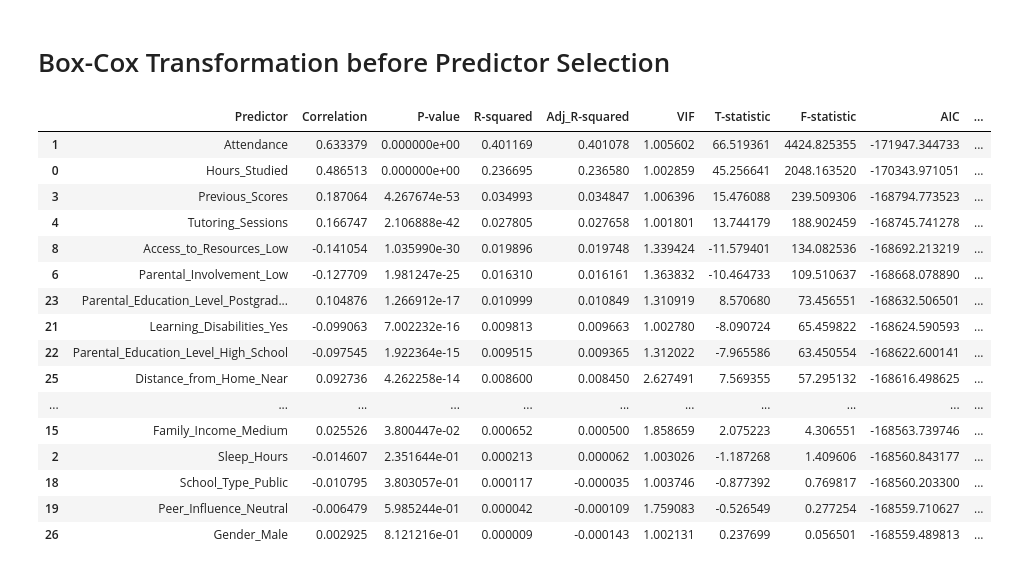
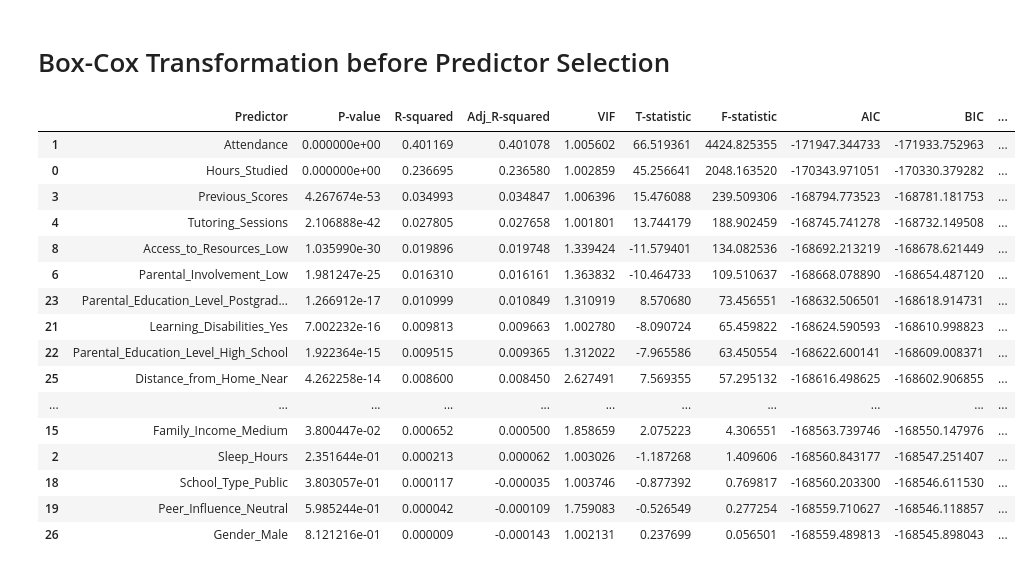
Before and after one commit to cztm/linear-regression, a Jupyter notebook: MLR_Analysis.ipynb, the cells around one changed output. Saved outputs shown, nothing was run; the diff lists cells and outputs as text; code cells hidden in the pictures.

```diff
--- a/MLR_Analysis.ipynb
+++ b/MLR_Analysis.ipynb
@@ -693,11 +854,11 @@ scaler = StandardScaler()
 X_scaled = scaler.fit_transform(X)
 
 results = pd.DataFrame(columns=[
-    'Predictor', 'Correlation', 'P-value', 'R-squared', 'Adj_R-squared',
+    'Predictor', 'P-value', 'R-squared', 'Adj_R-squared',
     'VIF', 'T-statistic', 'F-statistic', 'AIC', 'BIC',
-    'ANOVA_Type1_F', 'ANOVA_Type1_P',
-    'ANOVA_Type2_F', 'ANOVA_Type2_P',
-    'ANOVA_Type3_F', 'ANOVA_Type3_P'
+    'ANOVA_T1_SumSq', 'ANOVA_T1_F', 'ANOVA_T1_P',
+    'ANOVA_T2_SumSq', 'ANOVA_T2_F', 'ANOVA_T2_P',
+    'ANOVA_T3_SumSq', 'ANOVA_T3_F', 'ANOVA_T3_P'
 ])
 
 for i, predictor in enumerate(X.columns):
@@ -721,55 +882,60 @@ for i, predictor in enumerate(X.columns):
 
     anova_type1 = sm.stats.anova_lm(model_anova, typ=1)
     anova_type1_f = anova_type1['F'].iloc[0]
     anova_type1_p = anova_type1['PR(>F)'].iloc[0]
+    anova_type1_sumsq = anova_type1['sum_sq'].iloc[0]
 
     anova_type2 = sm.stats.anova_lm(model_anova, typ=2)
     anova_type2_f = anova_type2['F'].iloc[0]
     anova_type2_p = anova_type2['PR(>F)'].iloc[0]
+    anova_type2_sumsq = anova_type2['sum_sq'].iloc[0]
 
     anova_type3 = sm.stats.anova_lm(model_anova, typ=3)
     anova_type3_f = anova_type3['F'].iloc[0]
     anova_type3_p = anova_type3['PR(>F)'].iloc[0]
+    anova_type3_sumsq = anova_type3['sum_sq'].iloc[0]
 
     current_results = pd.DataFrame({
         'Predictor': [predictor],
-        'Correlation': [correlation],
         'P-value': [p_value],
         'R-squared': [rsq],
         'Adj_R-squared': [adj_rsq],
         'VIF': [vif],
         'T-statistic': [t_statistic],
         'F-statistic': [f_statistic],
         'AIC': [aic],
         'BIC': [bic],
-        'ANOVA_Type1_F': [anova_type1_f],
-        'ANOVA_Type1_P': [anova_type1_p],
-        'ANOVA_Type2_F': [anova_type2_f],
-        'ANOVA_Type2_P': [anova_type2_p],
-        'ANOVA_Type3_F': [anova_type3_f],
-        'ANOVA_Type3_P': [anova_type3_p]
+        'ANOVA_T1_SumSq': [anova_type1_sumsq],
+        'ANOVA_T1_F': [anova_type1_f],
+        'ANOVA_T1_P': [anova_type1_p],
+        'ANOVA_T2_SumSq': [anova_type2_sumsq],
+        'ANOVA_T2_F': [anova_type2_f],
+        'ANOVA_T2_P': [anova_type2_p],
+        'ANOVA_T3_SumSq': [anova_type3_sumsq],
+        'ANOVA_T3_F': [anova_type3_f],
+        'ANOVA_T3_P': [anova_type3_p]
     })
 
     current_results = current_results.dropna(how='all', axis=1)
     results = pd.concat([results, current_results], ignore_index=True)
 
-results_sorted = results.sort_values(by='Adj_R-squared', ascending=False)
+results_sorted = results.sort_values(by='ANOVA_T2_SumSq', ascending=False)
 results_sorted
 # %% [output]
-|  | Predictor | Correlation | P-value | R-squared | Adj_R-squared | VIF | T-statistic | F-statistic | AIC | ... |
-| 1 | Attendance | 0.633379 | 0.000000e+00 | 0.401169 | 0.401078 | 1.005602 | 66.519361 | 4424.825355 | -171947.344733 | ... |
-| 0 | Hours_Studied | 0.486513 | 0.000000e+00 | 0.236695 | 0.236580 | 1.002859 | 45.256641 | 2048.163520 | -170343.971051 | ... |
-| 3 | Previous_Scores | 0.187064 | 4.267674e-53 | 0.034993 | 0.034847 | 1.006396 | 15.476088 | 239.509306 | -168794.773523 | ... |
-| 4 | Tutoring_Sessions | 0.166747 | 2.106888e-42 | 0.027805 | 0.027658 | 1.001801 | 13.744179 | 188.902459 | -168745.741278 | ... |
-| 8 | Access_to_Resources_Low | -0.141054 | 1.035990e-30 | 0.019896 | 0.019748 | 1.339424 | -11.579401 | 134.082536 | -168692.213219 | ... |
-| 6 | Parental_Involvement_Low | -0.127709 | 1.981247e-25 | 0.016310 | 0.016161 | 1.363832 | -10.464733 | 109.510637 | -168668.078890 | ... |
-| 23 | Parental_Education_Level_Postgrad... | 0.104876 | 1.266912e-17 | 0.010999 | 0.010849 | 1.310919 | 8.570680 | 73.456551 | -168632.506501 | ... |
-| 21 | Learning_Disabilities_Yes | -0.099063 | 7.002232e-16 | 0.009813 | 0.009663 | 1.002780 | -8.090724 | 65.459822 | -168624.590593 | ... |
-| 22 | Parental_Education_Level_High_School | -0.097545 | 1.922364e-15 | 0.009515 | 0.009365 | 1.312022 | -7.965586 | 63.450554 | -168622.600141 | ... |
-| 25 | Distance_from_Home_Near | 0.092736 | 4.262258e-14 | 0.008600 | 0.008450 | 2.627491 | 7.569355 | 57.295132 | -168616.498625 | ... |
+|  | Predictor | P-value | R-squared | Adj_R-squared | VIF | T-statistic | F-statistic | AIC | BIC | ... |
+| 1 | Attendance | 0.000000e+00 | 0.401169 | 0.401078 | 1.005602 | 66.519361 | 4424.825355 | -171947.344733 | -171933.752963 | ... |
+| 0 | Hours_Studied | 0.000000e+00 | 0.236695 | 0.236580 | 1.002859 | 45.256641 | 2048.163520 | -170343.971051 | -170330.379282 | ... |
+| 3 | Previous_Scores | 4.267674e-53 | 0.034993 | 0.034847 | 1.006396 | 15.476088 | 239.509306 | -168794.773523 | -168781.181753 | ... |
+| 4 | Tutoring_Sessions | 2.106888e-42 | 0.027805 | 0.027658 | 1.001801 | 13.744179 | 188.902459 | -168745.741278 | -168732.149508 | ... |
+| 8 | Access_to_Resources_Low | 1.035990e-30 | 0.019896 | 0.019748 | 1.339424 | -11.579401 | 134.082536 | -168692.213219 | -168678.621449 | ... |
+| 6 | Parental_Involvement_Low | 1.981247e-25 | 0.016310 | 0.016161 | 1.363832 | -10.464733 | 109.510637 | -168668.078890 | -168654.487120 | ... |
+| 23 | Parental_Education_Level_Postgrad... | 1.266912e-17 | 0.010999 | 0.010849 | 1.310919 | 8.570680 | 73.456551 | -168632.506501 | -168618.914731 | ... |
+| 21 | Learning_Disabilities_Yes | 7.002232e-16 | 0.009813 | 0.009663 | 1.002780 | -8.090724 | 65.459822 | -168624.590593 | -168610.998823 | ... |
+| 22 | Parental_Education_Level_High_School | 1.922364e-15 | 0.009515 | 0.009365 | 1.312022 | -7.965586 | 63.450554 | -168622.600141 | -168609.008371 | ... |
+| 25 | Distance_from_Home_Near | 4.262258e-14 | 0.008600 | 0.008450 | 2.627491 | 7.569355 | 57.295132 | -168616.498625 | -168602.906855 | ... |
 | ... | ... | ... | ... | ... | ... | ... | ... | ... | ... | ... |
-| 15 | Family_Income_Medium | 0.025526 | 3.800447e-02 | 0.000652 | 0.000500 | 1.858659 | 2.075223 | 4.306551 | -168563.739746 | ... |
-| 2 | Sleep_Hours | -0.014607 | 2.351644e-01 | 0.000213 | 0.000062 | 1.003026 | -1.187268 | 1.409606 | -168560.843177 | ... |
-| 18 | School_Type_Public | -0.010795 | 3.803057e-01 | 0.000117 | -0.000035 | 1.003746 | -0.877392 | 0.769817 | -168560.203300 | ... |
-| 19 | Peer_Influence_Neutral | -0.006479 | 5.985244e-01 | 0.000042 | -0.000109 | 1.759083 | -0.526549 | 0.277254 | -168559.710627 | ... |
-| 26 | Gender_Male | 0.002925 | 8.121216e-01 | 0.000009 | -0.000143 | 1.002131 | 0.237699 | 0.056501 | -168559.489813 | ... |
+| 15 | Family_Income_Medium | 3.800447e-02 | 0.000652 | 0.000500 | 1.858659 | 2.075223 | 4.306551 | -168563.739746 | -168550.147976 | ... |
+| 2 | Sleep_Hours | 2.351644e-01 | 0.000213 | 0.000062 | 1.003026 | -1.187268 | 1.409606 | -168560.843177 | -168547.251407 | ... |
+| 18 | School_Type_Public | 3.803057e-01 | 0.000117 | -0.000035 | 1.003746 | -0.877392 | 0.769817 | -168560.203300 | -168546.611530 | ... |
+| 19 | Peer_Influence_Neutral | 5.985244e-01 | 0.000042 | -0.000109 | 1.759083 | -0.526549 | 0.277254 | -168559.710627 | -168546.118857 | ... |
+| 26 | Gender_Male | 8.121216e-01 | 0.000009 | -0.000143 | 1.002131 | 0.237699 | 0.056501 | -168559.489813 | -168545.898043 | ... |
```
Also changed, not shown: parts of 6 cells of this notebook.
